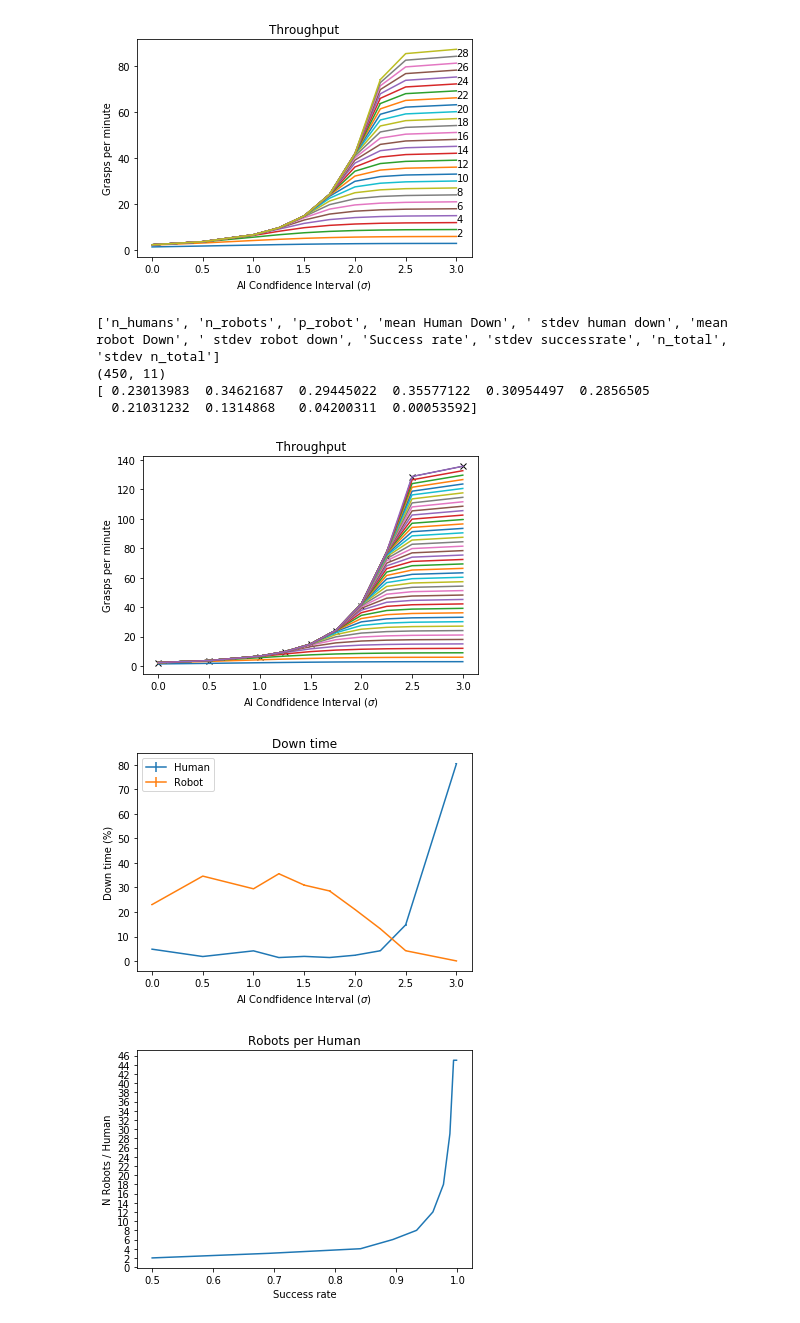
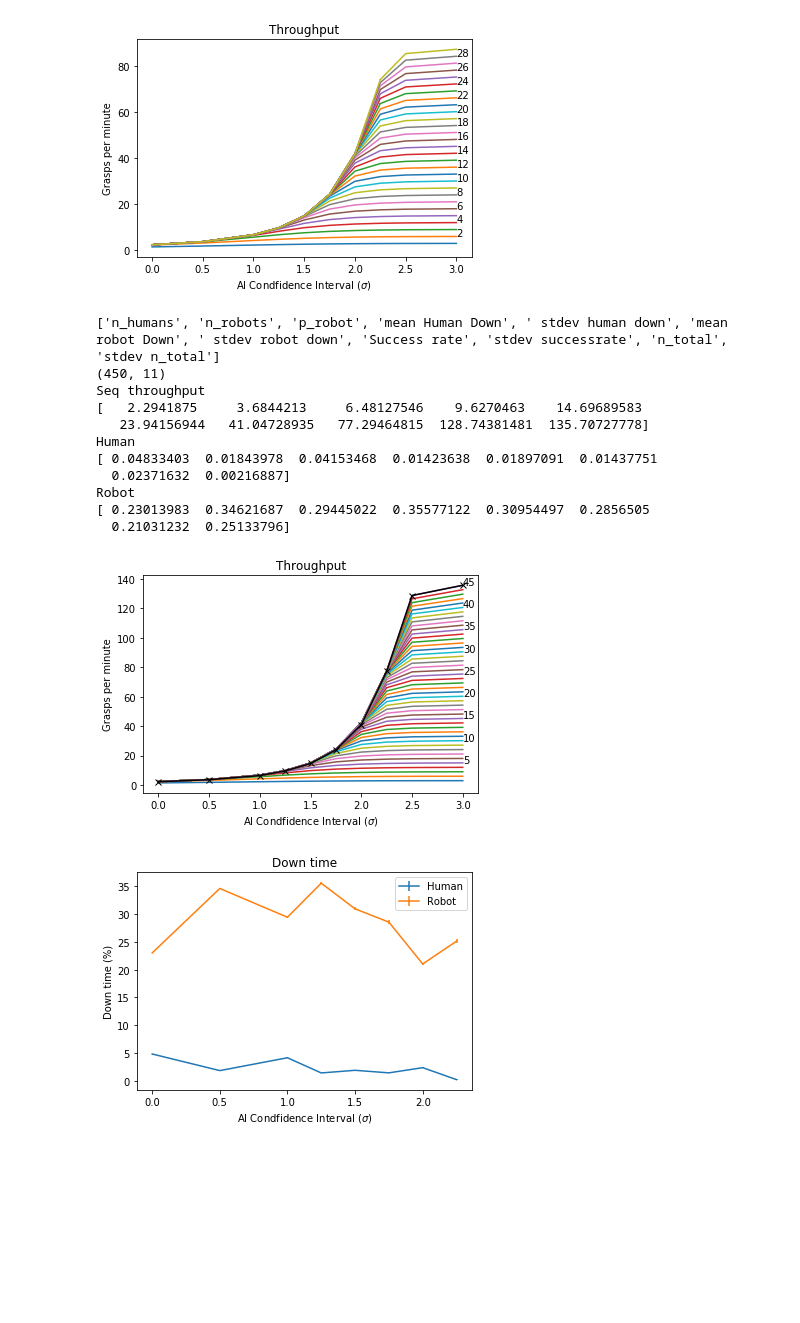
Before and after one commit to JeffreyILipton/SimulationOfFleet, a Jupyter notebook: Analysis.ipynb, the cells around one changed output. Saved outputs shown, nothing was run; the diff lists cells and outputs as text; code cells hidden in the pictures; blank space fills up the shorter version.

```diff
--- a/Analysis.ipynb
+++ b/Analysis.ipynb
@@ -489,14 +508,20 @@ plotThroughput(fulldata,x,doNote=True)
 # %%
 filename = 'CDF1-45.csv'
 fulldata = processDataFile(filename)
 x    = [0.0, 0.5, 1.0, 1.25, 1.5, 1.75, 2.0, 2.25, 2.5, 3.0]
-nbot = [2  ,3   , 4  , 6   , 8  , 12  , 18 , 29  , 45 , 45 ]
-plotSeqThroughpout(nbot,fulldata,x)
+nbot = [2  ,3   , 4  , 6   , 8  , 12  , 18 , 35  , 45 , 45 ]
+plotSeqThroughpout(nbot,fulldata,x,doNote=True,noterate=5,save=True, rangemax=8)
 # %% [output]
 ['n_humans', 'n_robots', 'p_robot', 'mean Human Down', ' stdev human down', 'mean robot Down', ' stdev robot down', 'Success rate', 'stdev successrate', 'n_total', 'stdev n_total']
 (450, 11)
+Seq throughput
+[   2.2941875     3.6844213     6.48127546    9.6270463    14.69689583
+   23.94156944   41.04728935   77.29464815  128.74381481  135.70727778]
+Human
+[ 0.04833403  0.01843978  0.04153468  0.01423638  0.01897091  0.01437751
+  0.02371632  0.00216887]
+Robot
 [ 0.23013983  0.34621687  0.29445022  0.35577122  0.30954497  0.2856505
-  0.21031232  0.1314868   0.04200311  0.00053592]
+  0.21031232  0.25133796]
-[figure, old version]
+[figure, new version]
-[figure, old version]
+[figure, new version]
-[figure, removed]
```
Also changed, not shown: parts of 4 cells of this notebook, 2 other files.
